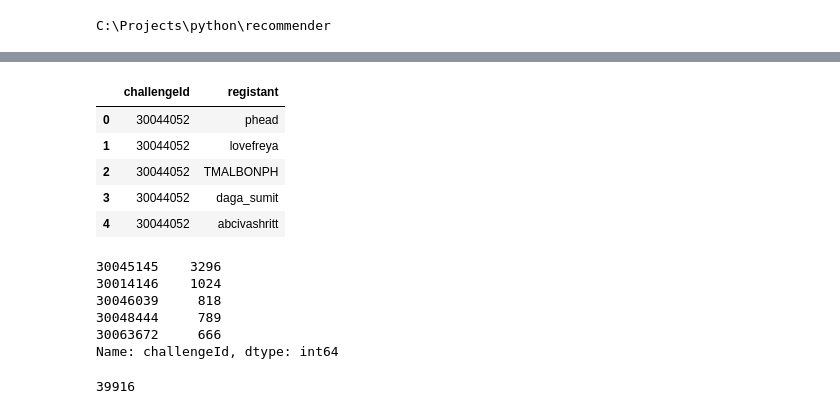
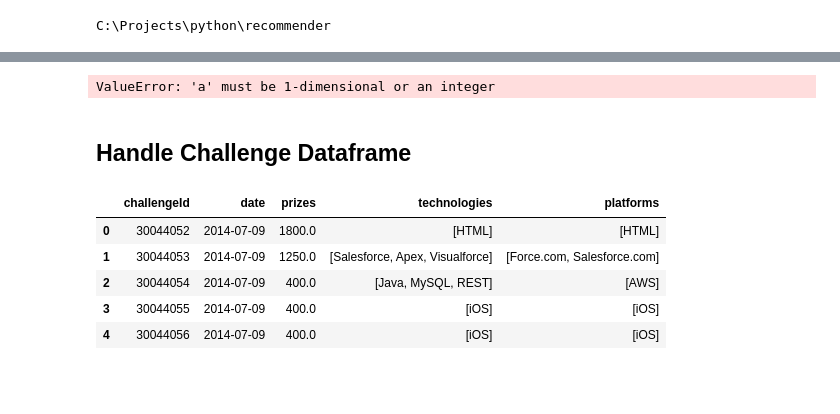
Before and after one commit to noaRricky/seq-rmd-crowdsourcing, a Jupyter notebook: notebooks/challenges.ipynb, the cells around one changed output, grey strips where cells are left out. Cells and saved outputs as stored; diff of their text form; code cells hidden in the pictures; blank space fills up the shorter version.

Commit message:
add topcoder dataset

```diff
--- a/notebooks/challenges.ipynb
+++ b/notebooks/challenges.ipynb
@@ -11,0 +209,6 @@ C:\Projects\python\recommender
+# %%
+np.random.choice(registant_encoder.categories_[0], size=5)
+# %% [output]
+ValueError: 'a' must be 1-dimensional or an integer
+# %% [markdown]
+## Handle Challenge Dataframe
@@ -12,24 +217,15 @@ C:\Projects\python\recommender
 # %%
-reg_df = pd.read_csv("./inputs/topcoder/regs.csv")
-reg_df.head()
+chag_df = pd.read_csv("./inputs/topcoder/challenge.csv",
+                      infer_datetime_format=True,
+                      converters={
+                          'technologies': literal_eval,
+                          'platforms': literal_eval
+                      })
+chag_df.head()
 # %% [output]
-|  | challengeId | registant |
-| 0 | 30044052 | phead |
-| 1 | 30044052 | lovefreya |
-| 2 | 30044052 | TMALBONPH |
-| 3 | 30044052 | daga_sumit |
-| 4 | 30044052 | abcivashritt |
+|  | challengeId | date | prizes | technologies | platforms |
+| 0 | 30044052 | 2014-07-09 | 1800.0 | [HTML] | [HTML] |
+| 1 | 30044053 | 2014-07-09 | 1250.0 | [Salesforce, Apex, Visualforce] | [Force.com, Salesforce.com] |
+| 2 | 30044054 | 2014-07-09 | 400.0 | [Java, MySQL, REST] | [AWS] |
+| 3 | 30044055 | 2014-07-09 | 400.0 | [iOS] | [iOS] |
+| 4 | 30044056 | 2014-07-09 | 400.0 | [iOS] | [iOS] |
-# %%
-challenge_counts = reg_df['challengeId'].value_counts()
-challenge_counts.head()
-# %% [output]
-30045145    3296
-30014146    1024
-30046039     818
-30048444     789
-30063672     666
-Name: challengeId, dtype: int64
-# %%
-challenge_counts.size
-# %% [output]
-39916
```
Also changed, not shown: parts of 46 cells of this notebook, 4 other files.
